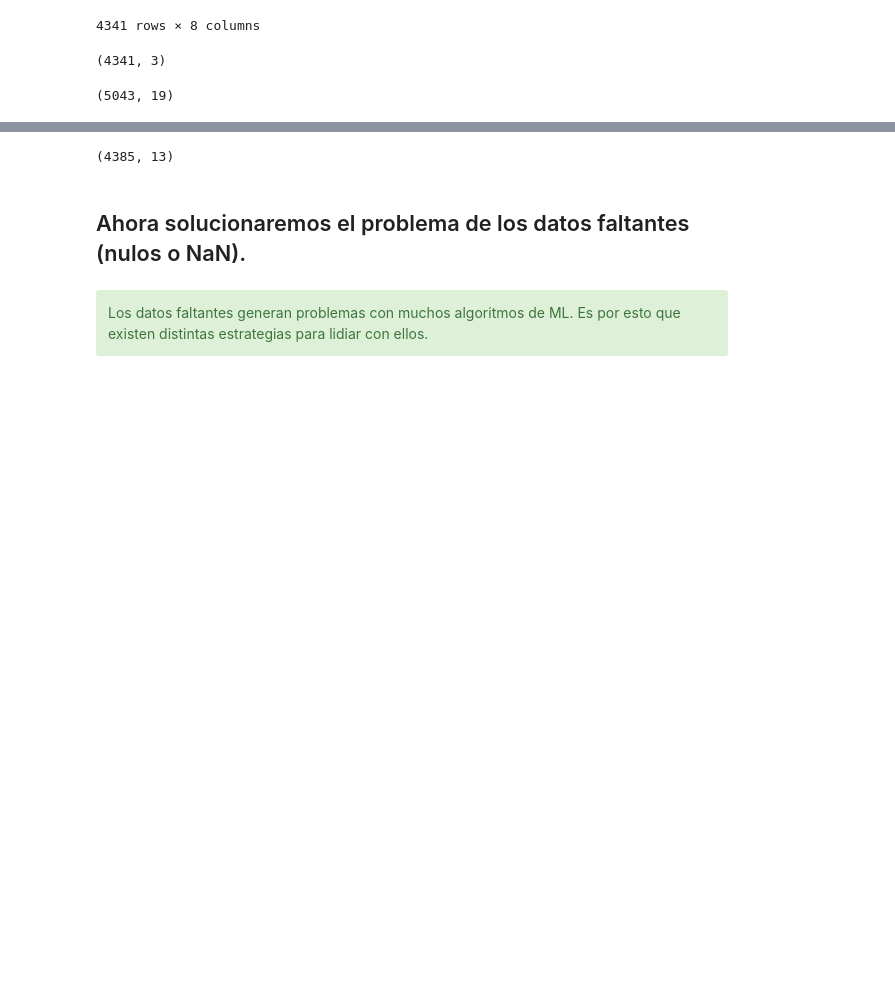
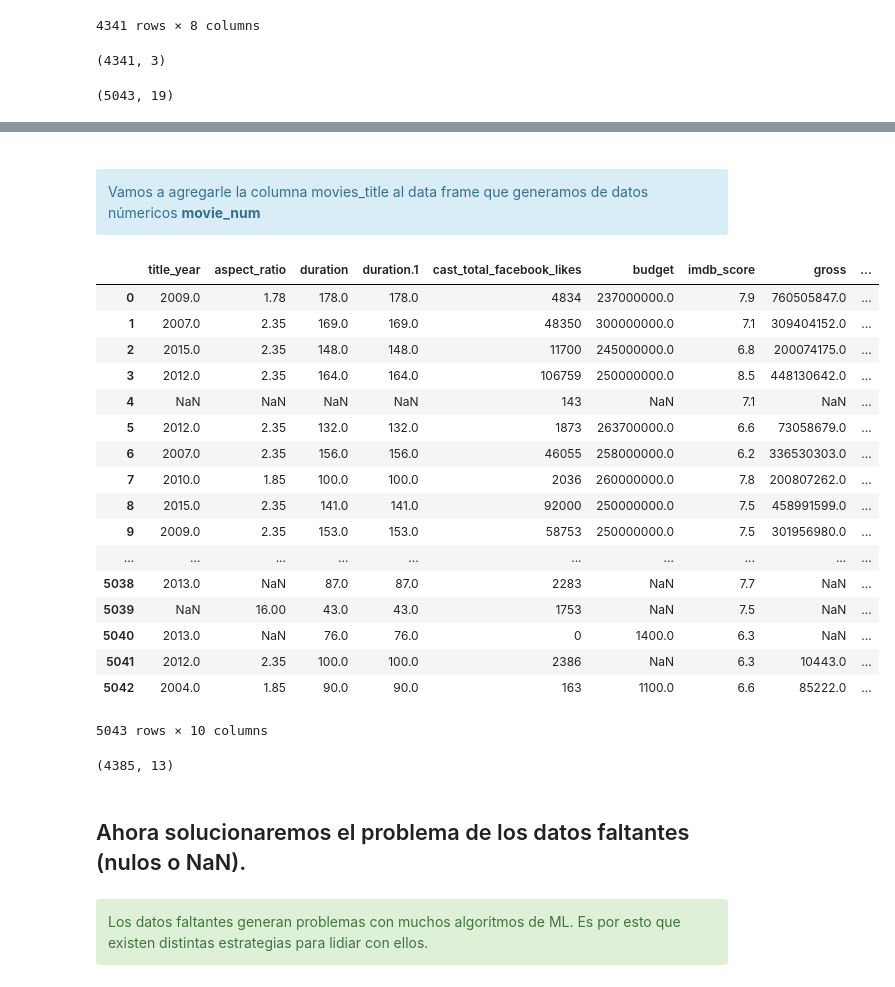
Before and after one commit to Jhonbeltran/machine-learning-platzi, a Jupyter notebook: 09 Preparación de los datos.ipynb, the cells around one changed output, grey strips where cells are left out. Saved outputs shown, nothing was run; the diff lists cells and outputs as text; code cells hidden in the pictures; blank space fills up the shorter version.

```diff
--- a/09 Preparación de los datos.ipynb
+++ b/09 Preparación de los datos.ipynb
@@ -491,3 +472,28 @@ movies_num
+# %% [markdown]
+<div class="alert alert-block alert-info" style="margin-top: 20px">
+Vamos a agregarle la columna movies_title al data frame que generamos de datos númericos <strong> movie_num </strong>
+</div>
+# %%
+pd.concat([movies_num, movies['movie_title']],axis=1)
+# %% [output]
+|  | title_year | aspect_ratio | duration | duration.1 | cast_total_facebook_likes | budget | imdb_score | gross | ... |
+| 0 | 2009.0 | 1.78 | 178.0 | 178.0 | 4834 | 237000000.0 | 7.9 | 760505847.0 | ... |
+| 1 | 2007.0 | 2.35 | 169.0 | 169.0 | 48350 | 300000000.0 | 7.1 | 309404152.0 | ... |
+| 2 | 2015.0 | 2.35 | 148.0 | 148.0 | 11700 | 245000000.0 | 6.8 | 200074175.0 | ... |
+| 3 | 2012.0 | 2.35 | 164.0 | 164.0 | 106759 | 250000000.0 | 8.5 | 448130642.0 | ... |
+| 4 | NaN | NaN | NaN | NaN | 143 | NaN | 7.1 | NaN | ... |
+| 5 | 2012.0 | 2.35 | 132.0 | 132.0 | 1873 | 263700000.0 | 6.6 | 73058679.0 | ... |
+| 6 | 2007.0 | 2.35 | 156.0 | 156.0 | 46055 | 258000000.0 | 6.2 | 336530303.0 | ... |
+| 7 | 2010.0 | 1.85 | 100.0 | 100.0 | 2036 | 260000000.0 | 7.8 | 200807262.0 | ... |
+| 8 | 2015.0 | 2.35 | 141.0 | 141.0 | 92000 | 250000000.0 | 7.5 | 458991599.0 | ... |
+| 9 | 2009.0 | 2.35 | 153.0 | 153.0 | 58753 | 250000000.0 | 7.5 | 301956980.0 | ... |
+| ... | ... | ... | ... | ... | ... | ... | ... | ... | ... |
+| 5038 | 2013.0 | NaN | 87.0 | 87.0 | 2283 | NaN | 7.7 | NaN | ... |
+| 5039 | NaN | 16.00 | 43.0 | 43.0 | 1753 | NaN | 7.5 | NaN | ... |
+| 5040 | 2013.0 | NaN | 76.0 | 76.0 | 0 | 1400.0 | 6.3 | NaN | ... |
+| 5041 | 2012.0 | 2.35 | 100.0 | 100.0 | 2386 | NaN | 6.3 | 10443.0 | ... |
+| 5042 | 2004.0 | 1.85 | 90.0 | 90.0 | 163 | 1100.0 | 6.6 | 85222.0 | ... |
+5043 rows × 10 columns
 # %%
 movies_num = pd.concat([movies_num, movies['movie_title']],axis=1)
 # %%
```
Also changed, not shown: parts of 3 cells of this notebook.
